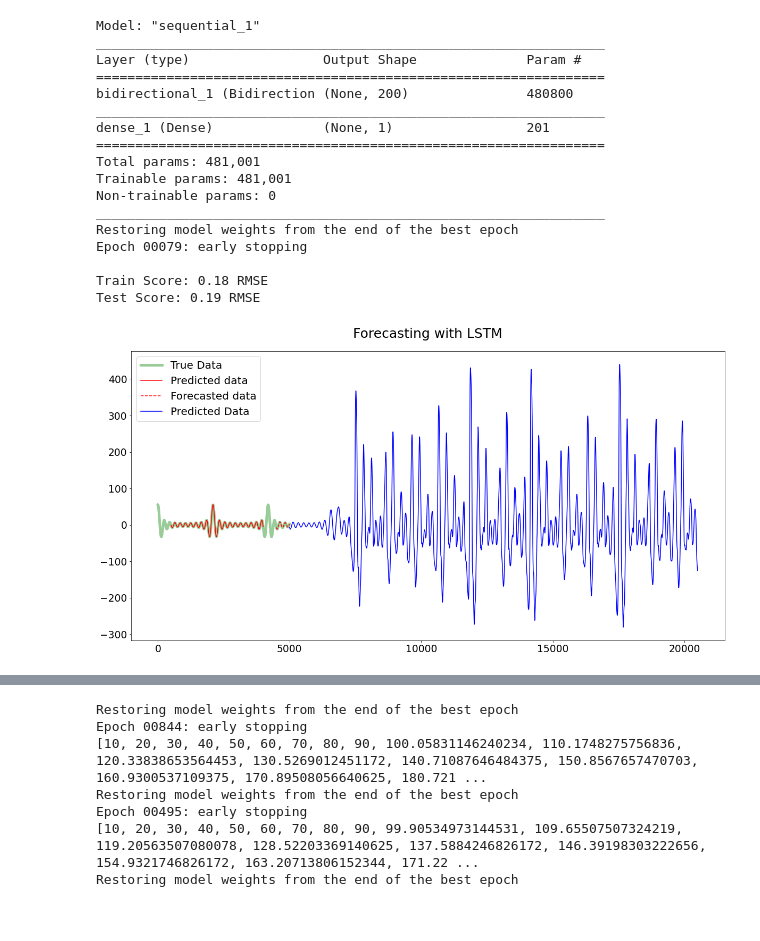
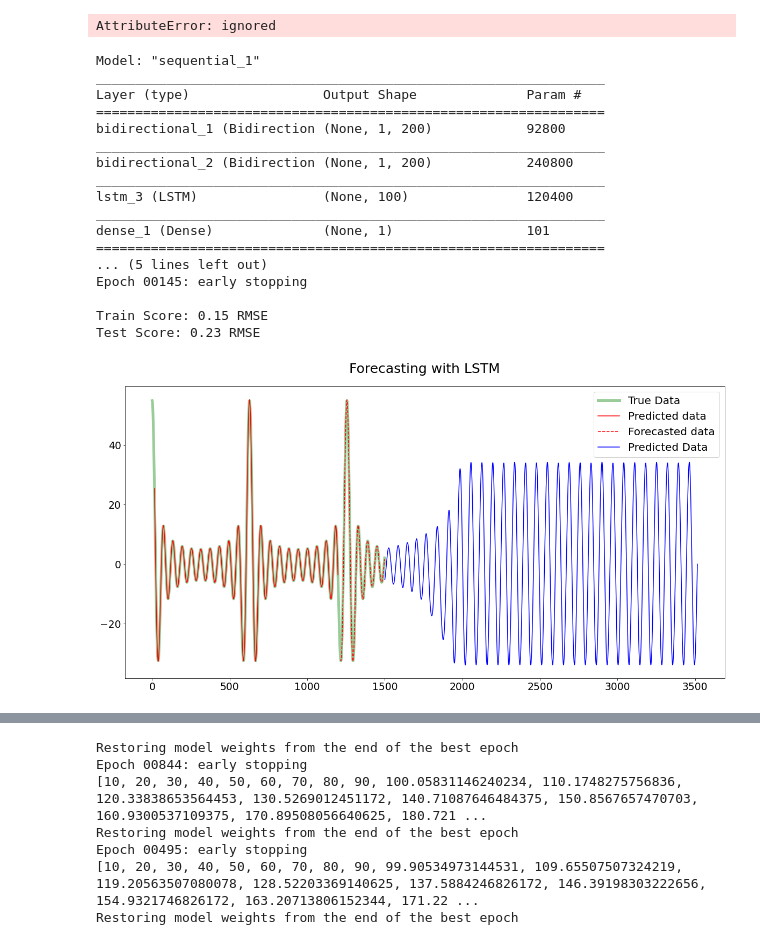
Before and after one commit to RitvikPrabhu/Machine-Learning, a Jupyter notebook: Neural_Networks_function_prediction_.ipynb, the cells around one changed output, grey strips where cells are left out. Cells and saved outputs as stored; diff of their text form; code cells hidden in the pictures; blank space fills up the shorter version.

```diff
--- a/Neural_Networks_function_prediction_.ipynb
+++ b/Neural_Networks_function_prediction_.ipynb
@@ -538,5 +196,40 @@ class Network:
+# %%
+#Prediction
+
+num_pred = 1500
+
+#Create dataset for network
+Input = []
+for i in range(0,len(dataset),look_back):
+  temp = np.array([])
+  for j in range(look_back):
+    temp = np.append(temp,float(dataset[i+j]))
+  Input.append(temp)
+print(Input.shape)
+# Network Prediction
+
+x = list(Input[-1])
+
+for i in range(int(num_pred)+1):
+  data = np.array(x[i:i+look_back]).reshape(1,1,look_back)
+  result = model.predict(data)
+  x.append(float(result))
+
+x = np.array(x)
+x = np.reshape(x,(x.shape[0],1))
+PredictPlot = scaler.inverse_transform(x)
+res = np.arange(N,N+len(Y[-look_back:])+num_pred+1)
+
+plt.plot(res, PredictPlot, label = 'Predicted Data', c = 'b')
+
+plt.legend()
+
+
+plt.show()
+# %% [output]
+AttributeError: ignored
 # %%
-N = 5000
+N = 1500
 # convert an array of values into a dataset matrix
 def create_dataset(dataset, look_back=1):
     dataX, dataY = [], []
@@ -566,7 +259,7 @@ train, test = dataset[0:train_size,:], dataset[train_size:len(dataset),:]
 
 
 # reshape into X=t and Y=t+1
-look_back = 500
+look_back = 15
 trainX, trainY = create_dataset(train, look_back)
 testX, testY = create_dataset(test, look_back)
 
@@ -578,9 +271,9 @@ testX = np.reshape(testX, (testX.shape[0], 1, testX.shape[1]))
 # create and fit the LSTM network
 keras.backend.clear_session()
 model = Sequential()
-model.add(Bidirectional(LSTM(100, return_sequences=False), input_shape=(1, look_back)))
-#model.add(Bidirectional(LSTM(100, return_sequences=True), input_shape=(1, look_back)))
-#model.add(Bidirectional(LSTM(100, activation='relu'), input_shape=(1, look_back)))
+model.add(Bidirectional(LSTM(100, return_sequences=True), input_shape=(1, look_back)))
+model.add(Bidirectional(LSTM(100, return_sequences=True), input_shape=(1, look_back)))
+model.add(LSTM(100, activation='relu', input_shape=(1, look_back)))
 model.add(Dense(1))
 model.compile(loss='mean_squared_error', optimizer='adam')
 es = EarlyStopping(monitor='loss', mode = 'min', verbose=1, patience = 20, restore_best_weights=True)
@@ -628,7 +321,7 @@ plt.title('Forecasting with LSTM')
 
 #Prediction
 
-num_pred = 15000
+num_pred = 2000
 
 #Create dataset for network
 Input = []
@@ -639,41 +332,41 @@ for i in range(0,len(dataset),look_back):
   Input.append(temp)
 
 # Network Prediction
 
 x = list(Input[-1])
 
 for i in range(int(num_pred)+1):
   data = np.array(x[i:i+look_back]).reshape(1,1,look_back)
   result = model.predict(data)
   x.append(float(result))
 
 x = np.array(x)
 x = np.reshape(x,(x.shape[0],1))
 PredictPlot = scaler.inverse_transform(x)
 res = np.arange(N,N+len(Y[-look_back:])+num_pred+1)
 
 plt.plot(res, PredictPlot, label = 'Predicted Data', c = 'b')
 
 plt.legend()
 
 
 plt.show()
 # %% [output]
 Model: "sequential_1"
 _________________________________________________________________
 Layer (type)                 Output Shape              Param #
 =================================================================
-bidirectional_1 (Bidirection (None, 200)               480800
+bidirectional_1 (Bidirection (None, 1, 200)            92800
 _________________________________________________________________
-dense_1 (Dense)              (None, 1)                 201
+bidirectional_2 (Bidirection (None, 1, 200)            240800
+_________________________________________________________________
+lstm_3 (LSTM)                (None, 100)               120400
+_________________________________________________________________
+dense_1 (Dense)              (None, 1)                 101
 =================================================================
-Total params: 481,001
-Trainable params: 481,001
-Non-trainable params: 0
-_________________________________________________________________
-Restoring model weights from the end of the best epoch
-Epoch 00079: early stopping
+... (5 lines left out)
+Epoch 00145: early stopping
 
-Train Score: 0.18 RMSE
-Test Score: 0.19 RMSE
+Train Score: 0.15 RMSE
+Test Score: 0.23 RMSE
-[figure, old version]
+[figure, new version]
```
Also changed, not shown: parts of 4 cells of this notebook.
